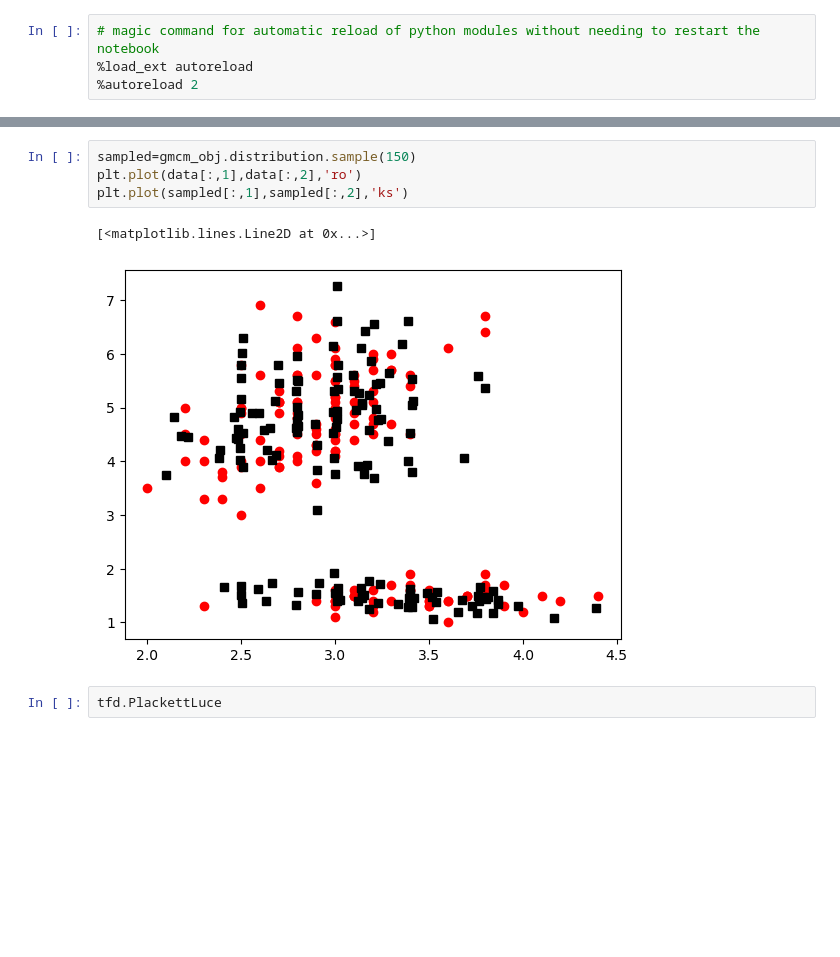
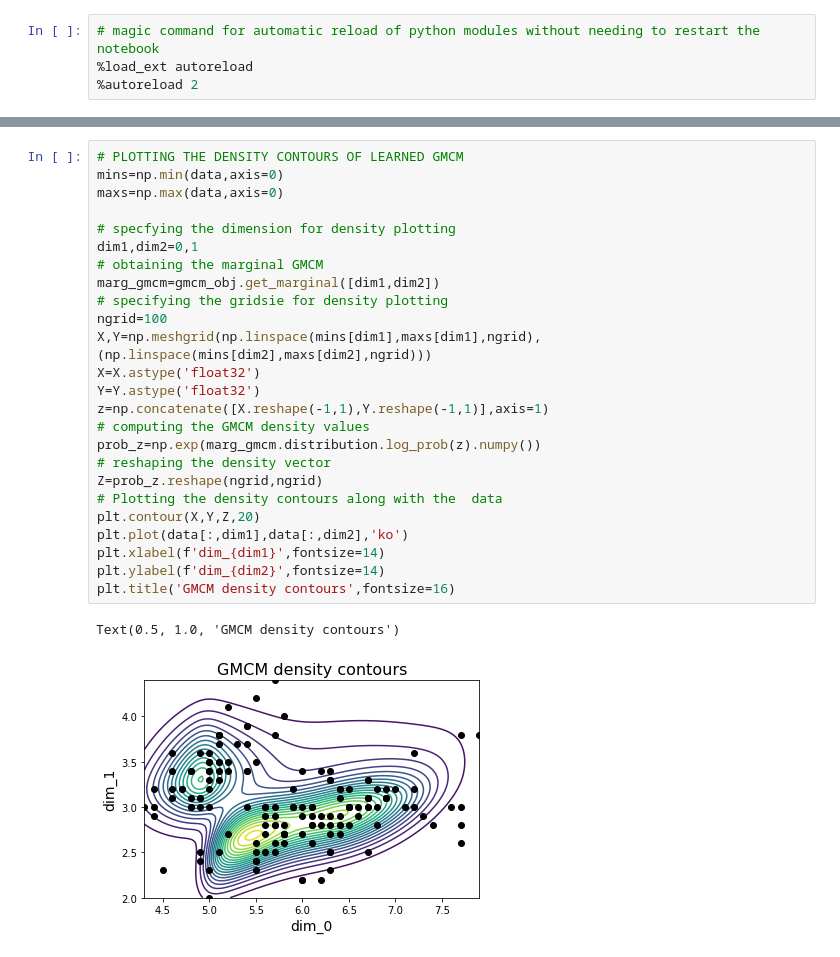
Before and after one commit to ashutosh-tewari/GMCM, a Jupyter notebook: GMCM_demo.ipynb, the cells around one changed output, grey strips where cells are left out. Saved outputs shown, nothing was run; the diff lists cells and outputs as text; blank space fills up the shorter version.

```diff
--- a/GMCM_demo.ipynb
+++ b/GMCM_demo.ipynb
@@ -68,9 +71,28 @@ Marginals learnt in 4.8 s.
-# %%
-sampled=gmcm_obj.distribution.sample(150)
-plt.plot(data[:,1],data[:,2],'ro')
-plt.plot(sampled[:,1],sampled[:,2],'ks')
-# %% [output]
-[<matplotlib.lines.Line2D at 0x...>]
-[figure, removed]
-# %%
-tfd.PlackettLuce
+# %%
+# PLOTTING THE DENSITY CONTOURS OF LEARNED GMCM
+mins=np.min(data,axis=0)
+maxs=np.max(data,axis=0)
+
+# specfying the dimension for density plotting
+dim1,dim2=0,1
+# obtaining the marginal GMCM
+marg_gmcm=gmcm_obj.get_marginal([dim1,dim2])
+# specifying the gridsie for density plotting
+ngrid=100
+X,Y=np.meshgrid(np.linspace(mins[dim1],maxs[dim1],ngrid),(np.linspace(mins[dim2],maxs[dim2],ngrid)))
+X=X.astype('float32')
+Y=Y.astype('float32')
+z=np.concatenate([X.reshape(-1,1),Y.reshape(-1,1)],axis=1)
+# computing the GMCM density values
+prob_z=np.exp(marg_gmcm.distribution.log_prob(z).numpy())
+# reshaping the density vector
+Z=prob_z.reshape(ngrid,ngrid)
+# Plotting the density contours along with the  data
+plt.contour(X,Y,Z,20)
+plt.plot(data[:,dim1],data[:,dim2],'ko')
+plt.xlabel(f'dim_{dim1}',fontsize=14)
+plt.ylabel(f'dim_{dim2}',fontsize=14)
+plt.title('GMCM density contours',fontsize=16)
+# %% [output]
+Text(0.5, 1.0, 'GMCM density contours')
+[figure, added]
```
Also changed, not shown: parts of 3 cells of this notebook, 3 other files.
